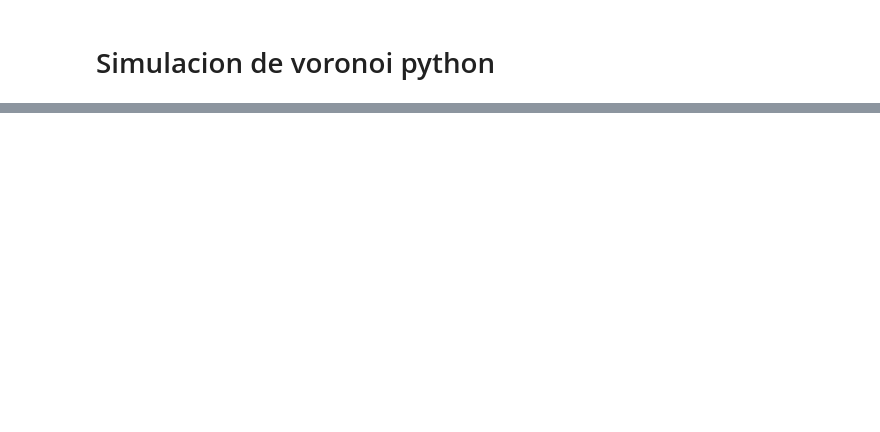
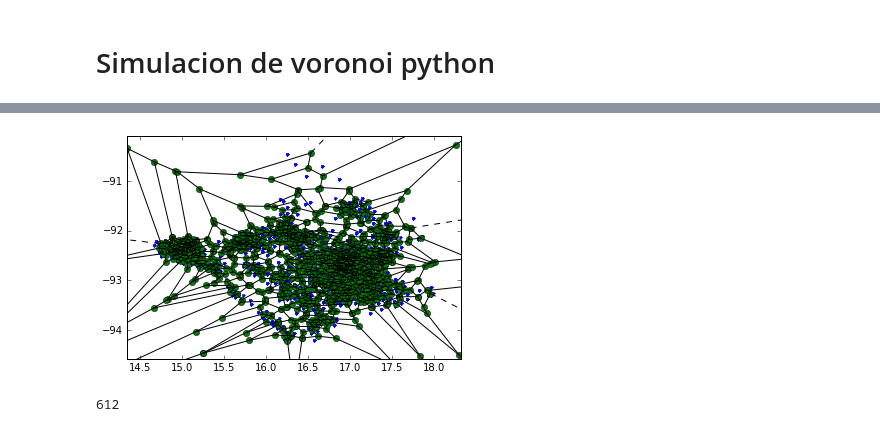
Before and after one commit to lromang/network_topology, a Jupyter notebook: solution_python.ipynb, the cells around one changed output, grey strips where cells are left out. Cells and saved outputs as stored; diff of their text form; code cells hidden in the pictures; blank space fills up the shorter version.

```diff
--- a/solution_python.ipynb
+++ b/solution_python.ipynb
@@ -10,8 +10,10 @@ import time
 import json
 import requests
 import pickle
+import os.path
 from scipy.spatial import Voronoi, voronoi_plot_2d
 import matplotlib.pyplot as plt
+%matplotlib inline
 
 
 ########################### Flags ##############################
@@ -21,6 +23,7 @@ UPDATE_DATA = False
 DELAY = 7
 
 MINIMUM_RANK = 3
+FILE_NAME = 'connect_%s_towns.txt'
 NETWORK_TYPE = 'type3G'
 RELIABILITY = 'reliability'
 FIRST_ITEM = 0
@@ -31,7 +78,7 @@ MIN_NETWORK_PARM = 11
 # %%
 #Read data from censo cvs
 labels = ["idx","ent","mun","nom_mun","nom_loc","lon","lat","pob"]
-data = pd.read_csv('dataCenso.csv', names=labels)
+data = pd.read_csv('dataCenso.csv', names=labels, low_memory = False)
 
 #Remove idx column
 del data['idx']
@@ -67,47 +97,36 @@ entity_data = data[data['ent']=='7']
 population = pd.to_numeric(entity_data['pob'])
 
 # Divide by population in three classes, big, medium and small
-big_towns = entity_data[population > BIG_POPULATION]
+big_towns = entity_data[population > MEDIUM_POPULATION]
 medium_towns = entity_data[(population > MEDIUM_POPULATION) & (population < BIG_POPULATION)]
 small_towns = entity_data[(population > SMALL_POPULATION) & (population < MEDIUM_POPULATION)]
+union_towns = pd.concat([big_towns, medium_towns])
-# %%
-#####################################################################
-#           Function to obtain connectivity by class                #
-# @param class_town (dataframe) contain all values from cv          #
-# @param classname (string) name of files to store                  #
-#####################################################################
-def obtain_town_data(class_town, classname, update_data = False):
-    if update_data:
-        #Only update if is necesary
-        connect_class_towns = get_connect(class_town['lat'].values, class_town['lon'].values)
-        with open('connect_'+classname+'_towns.txt', 'wb') as f:
-            pickle.dump(connect_class_towns, f)
-    else:
-        #Else read from file
-        with open('connect_'+classname+'_towns.txt', 'rb') as f:
-            connect_class_towns = pickle.load(f)
-    return connect_class_towns
 # %%
 #####################################################################
-#                            BIG TOWNS                              #
+#                       UNION TOWNS                                 #
 #####################################################################
-connect_big_towns = obtain_town_data(big_towns, 'big', UPDATE_DATA)
-
+connect_union_towns = obtain_town_data(big_towns, 'big_medium', UPDATE_DATA)
 #We ll work with networkRank
-rank_big = [item['networkRank'] for item in connect_big_towns if 'networkRank' in item.keys()]
+rank_union = [item['networkRank'] for item in connect_union_towns if 'networkRank' in item.keys()]
 
 #   Filter by min_ranl, networkRank is a list at least one element, only work with first element
-rank_big = [item[FIRST_ITEM] for item in rank_big if len(item[FIRST_ITEM]) >= MINIMUM_RANK]
+rank_union = [item[FIRST_ITEM] for item in rank_union if len(item[FIRST_ITEM]) >= MINIMUM_RANK]
 
-net_type_big = [item[NETWORK_TYPE] for item in rank_big]
+net_type_union = [item[NETWORK_TYPE] for item in rank_union]
 
 #   Filter by min network param
-net_type_big = [item for item in net_type_big if len(item)  >= MIN_NETWORK_PARM]
+net_type_union = [item for item in net_type_union if len(item)  >= MIN_NETWORK_PARM]
 
 # Reliability of each station
-relia_big = [item[RELIABILITY] for item in net_type_big]
+relia_union = [item[RELIABILITY] for item in net_type_union]
 
 #Voronoi with library
-vor = Voronoi(zip(big_towns['lat'].values, big_towns['lon'].values))
+vor = Voronoi(zip(union_towns['lat'].values, union_towns['lon'].values))
 voronoi_plot_2d(vor)
 plt.show()
+# %% [output]
+[figure, added]
+# %%
+len(big_towns)
+# %% [output]
+612
```
Also changed, not shown: parts of 4 cells of this notebook.
